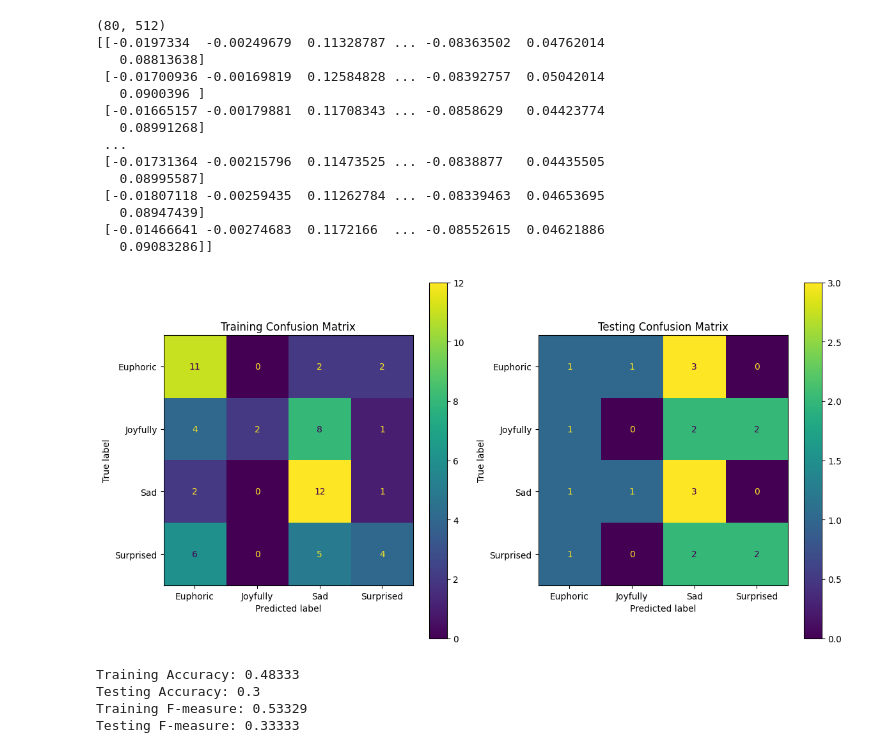
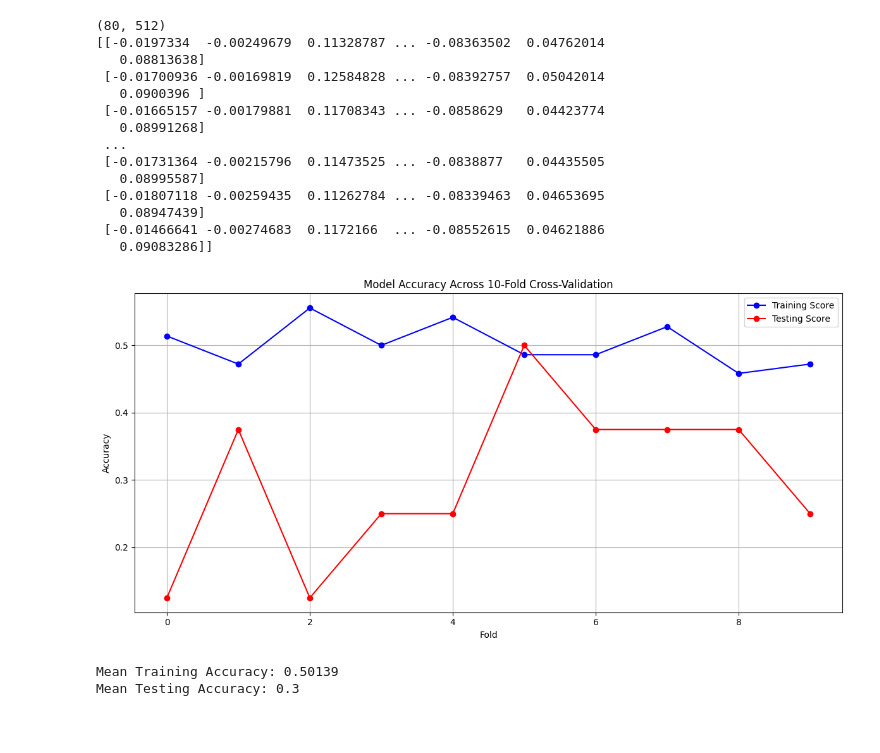
Before and after one commit to diptobiswas/CI-finalproject, a Jupyter notebook: naivebayes.ipynb, the cells around one changed output. Drawn from its saved outputs; the diff is of its cells as text; code cells hidden in the pictures; blank space fills up the shorter version.

Commit message:
Implemented cross-validation for Naive-Bayes

```diff
--- a/naivebayes.ipynb
+++ b/naivebayes.ipynb
@@ -133,29 +103,38 @@ test_f1 = f1_score(test_pred, y_test, average="weighted")
-# %%
-# Visualize confusion matrices
-labels = ['Euphoric', 'Joyfully', 'Sad', 'Surprised']
-
-train_cm = confusion_matrix(y_train, train_pred, labels=[1, 2, 3, 4])
-train_disp = ConfusionMatrixDisplay(confusion_matrix=train_cm, display_labels=labels)
-
-test_cm = confusion_matrix(y_test, test_pred, labels=[1, 2, 3, 4])
-test_disp = ConfusionMatrixDisplay(confusion_matrix=test_cm, display_labels=labels)
-
-fig, ax = plt.subplots(1, 2, figsize=(12, 6))
-train_disp.plot(ax=ax[0])
-ax[0].set_title("Training Confusion Matrix")
-test_disp.plot(ax=ax[1])
-ax[1].set_title("Testing Confusion Matrix")
-plt.tight_layout()
-plt.show()
-
-# Print accuracy scores
-print("Training Accuracy:", round(train_accuracy, 5))
-print("Testing Accuracy:", round(test_accuracy, 5))
-print("Training F-measure:", round(train_f1, 5))
-print("Testing F-measure:", round(test_f1, 5))
-# %% [output]
-[figure, removed]
-Training Accuracy: 0.48333
-Testing Accuracy: 0.3
-Training F-measure: 0.53329
-Testing F-measure: 0.33333
+# %%
+# Train Naive-Bayes classifier
+model = GaussianNB()
+
+# Use 5-fold cross-validation
+cv_results = cross_validate(
+    model,
+    embedding_matrix,
+    targets,
+    cv=10,
+    return_train_score=True
+)
+
+mean_train_score = np.mean(cv_results['train_score'])
+mean_test_score = np.mean(cv_results['test_score'])
+# %%
+#Visualize and compare accuracy for different K values
+plt.figure(figsize = (12, 6))
+
+plt.plot(cv_results['train_score'], label='Training Score', color='blue', marker='o')
+plt.plot(cv_results['test_score'], label='Testing Score', color='red', marker='o')
+
+plt.title('Model Accuracy Across 10-Fold Cross-Validation')
+plt.xlabel('Fold')
+plt.ylabel('Accuracy')
+plt.legend()
+
+plt.grid(True)
+plt.tight_layout()
+plt.show()
+
+# Print average accuracy scores
+print("Mean Training Accuracy:", round(mean_train_score, 5))
+print("Mean Testing Accuracy:", round(mean_test_score, 5))
+# %% [output]
+[figure, added]
+Mean Training Accuracy: 0.50139
+Mean Testing Accuracy: 0.3
```
Also changed, not shown: parts of 4 cells of this notebook, 4 other files.
